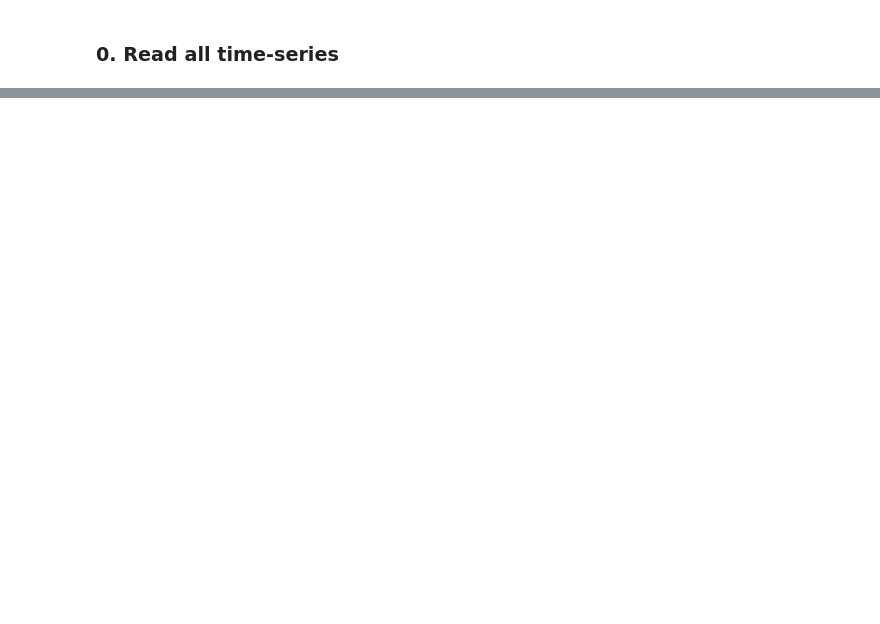
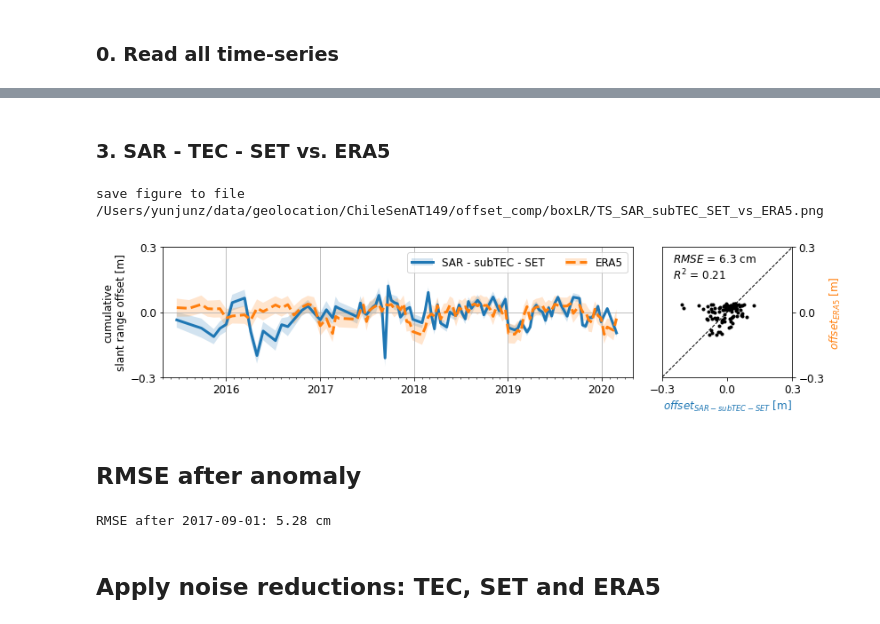
Before and after one commit to yunjunz/2022-Geolocation, a Jupyter notebook: offset_comp.ipynb, the cells around one changed output, grey strips where cells are left out. Saved outputs shown, nothing was run; the diff lists cells and outputs as text; code cells hidden in the pictures; blank space fills up the shorter version.

```diff
--- a/offset_comp.ipynb
+++ b/offset_comp.ipynb
@@ -622,0 +273,65 @@ save figure to file /Users/yunjunz/data/ChileSenAT149/offset_comp/boxLR/DOT_diff
+# %% [markdown]
+### 3. SAR - TEC - SET vs. ERA5
+# %%
+# dset 1: SAR - TEC
+x1 = ptime.date_list2vector(date_list)[0]
+y1  = np.array(iDict['SAR']['med'])
+y1 -= np.array(iDict[tec_type]['med']) * (-1 if proj_name == 'ChileSenAT149' else 1)
+y1 -= np.array(iDict['SET']['med'])
+y1e = (iDict['SAR']['mad']**2 + iDict[tec_type]['mad']**2 + iDict['SET']['mad']**2) ** 0.5 * n
+
+# dset 2: ERA5
+y2  = np.array(iDict['ERA5']['med'])
+y2e = np.array(iDict['ERA5']['mad']) * n
+
+# align all data with a constant
+y1 -= np.nanmedian(y1)
+y2 -= np.nanmedian(y2 - y1)
+
+# plot - ts figure
+fig = plt.figure(figsize=(12, 3))
+gs  = gridspec.GridSpec(3, 12, figure=fig)
+ax  = fig.add_subplot(gs[:, 0:-3])
+ax2 = fig.add_subplot(gs[:, -3:])
+ps = []
+for i, (y, ye, c, m) in enumerate(zip([y1, y2], [y1e, y2e], ['C0', 'C1'], ['-', '--'])):
+    flag = ~np.isnan(y)
+    y  = np.array(y)[flag]
+    ye = np.array(ye)[flag]
+    x  = np.array(x1)[flag]
+    p0  = ax.fill_between(x, y-ye, y+ye, fc=c, ec='none', alpha=0.2)
+    p1, = ax.plot(x, y, m, color=c, ms=6)
+    ps.append((p0, p1))
+# axis format
+xname = 'SAR - {} - SET'.format(tec_type)
+ax.legend(labels=[xname, 'ERA5'], handles=ps, loc='best', ncol=len(ps))
+if proj_name == 'ChileSenAT149':
+    vstep = 0.3; ylim = [-0.3, 0.3]; xlim = [dt.datetime(2015, 5, 1), dt.datetime(2020, 5, 1)]
+elif proj_name == 'ChileSenDT156':
+    vstep = 0.3; ylim = [-0.5, 0.5]; xlim = None
+adjust_ts_axis_format(ax, x=x1, vstep=vstep, xlim=xlim, ylim=ylim)
+
+# plot - dot figure
+plot_dot_figure(ax2, x=y1, y=y2, xname=xname, yname='ERA5', vlim=ylim, vstep=vstep)
+fig.tight_layout()
+
+# output
+out_fig = os.path.join(work_dir, 'TS_SAR_{}_SET_vs_ERA5.png'.format(tec_type))
+print('save figure to file', out_fig)
+if save:
+    plt.savefig(out_fig, bbox_inches='tight', transparent=True, dpi=300)
+plt.show()
+# %% [output]
+save figure to file /Users/yunjunz/data/geolocation/ChileSenAT149/offset_comp/boxLR/TS_SAR_subTEC_SET_vs_ERA5.png
+[figure, added]
+# %% [markdown]
+## RMSE after anomaly
+# %%
+## RMSE after anomaly
+flag = x > dt2
+rmse = np.sqrt(np.nansum((y2[flag] - y1[flag])**2) / (np.nansum(flag) - 1))
+print('RMSE after {}: {:.2f} cm'.format(dt2.date(), rmse*100))
+# %% [output]
+RMSE after 2017-09-01: 5.28 cm
+# %% [markdown]
+## Apply noise reductions: TEC, SET and ERA5
```
Also changed, not shown: parts of 33 cells of this notebook, 2 other files.
